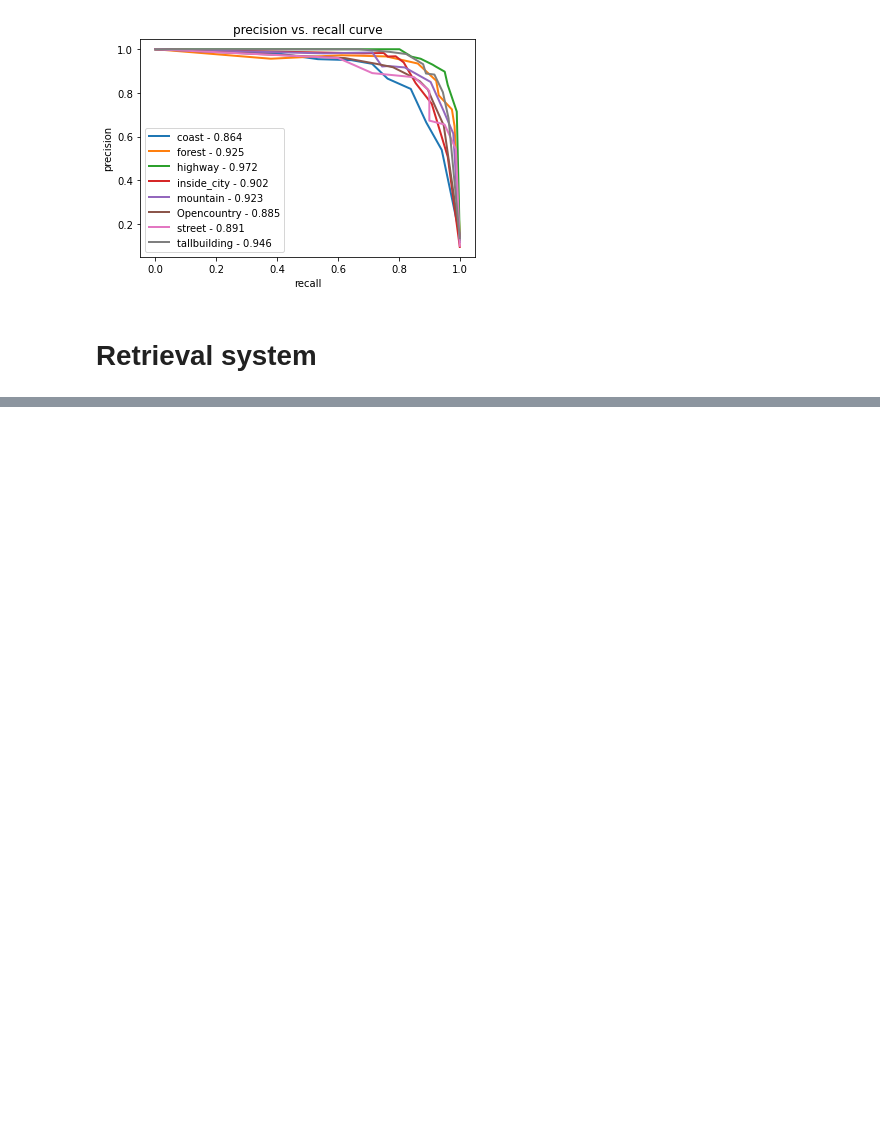
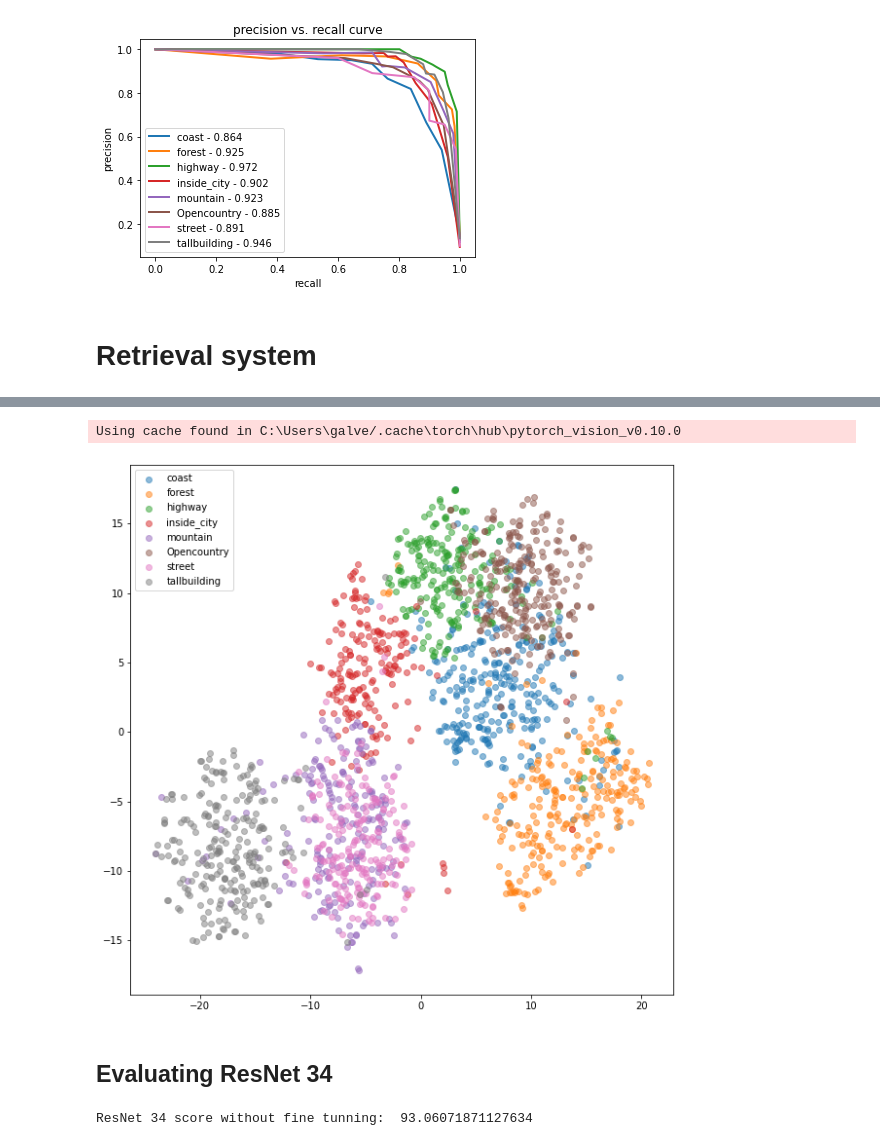
Before and after one commit to bersecke/MCV-2022-M5-Project, a Jupyter notebook: Week4/taskA.ipynb, the cells around one changed output, grey strips where cells are left out. Cells and saved outputs as stored; diff of their text form; code cells hidden in the pictures; blank space fills up the shorter version.

Commit message:
added resnet pretrained case

```diff
--- a/Week4/taskA.ipynb
+++ b/Week4/taskA.ipynb
@@ -220,0 +249,46 @@ plt.show()
+# %%
+def extract_embeddings_ResNet(dataloader, model, size):
+    with torch.no_grad():
+        model.eval()
+        embeddings = np.zeros((len(dataloader.dataset), size))
+        labels = np.zeros(len(dataloader.dataset))
+        k = 0
+        for images, target in dataloader:
+            images = images.to(device)
+            embeddings[k:k+len(images)] = model(images).squeeze().data.cpu().numpy()
+            labels[k:k+len(images)] = target.numpy()
+            k += len(images)
+    return embeddings, labels
+# %%
+#Load ResNet 34 from cloud
+model = torch.hub.load('pytorch/vision:v0.10.0', 'resnet34', pretrained=True)
+
+#create a copy of the model but without the last layer (redimension to output number of classes)
+newModel = torch.nn.Sequential(*(list(model.children())[:-1]))
+newModel.to(device)
+
+embs_resnet, labels_resnet = extract_embeddings_ResNet(train_loader, newModel, 512)
+embs_resnet_test, labels_resnet_test = extract_embeddings_ResNet(test_loader, newModel, 512)
+# %% [output]
+Using cache found in C:\Users\galve/.cache\torch\hub\pytorch_vision_v0.10.0
+# %%
+#as suggested first do a reduction to 50 dimensions to remove some posible noise in the samples
+# use pca as first step, the points are place in a dense way
+pca_tsne = PCA(n_components=50)
+embs_resnet_50 = pca_tsne.fit_transform(embs_resnet)
+
+#Apply tsne to reduced space
+tsne = TSNE(n_components=3, learning_rate='auto', init='random')
+
+embs_reduced_resnet = tsne.fit_transform(embs_resnet_50)
+plot_embeddings(embs_reduced_resnet,labels_resnet, mit_classes, colors)
+# %% [output]
+[figure, added]
+# %% [markdown]
+## Evaluating ResNet 34
+# %%
+# Classifier score
+knn = build_knn(embs_resnet, labels_resnet, 10)
+print('ResNet 34 score without fine tunning: ',100.0 * knn.score(embs_resnet_test,labels_resnet_test))
+# %% [output]
+ResNet 34 score without fine tunning:  93.06071871127634
```
Also changed, not shown: parts of 7 cells of this notebook.
